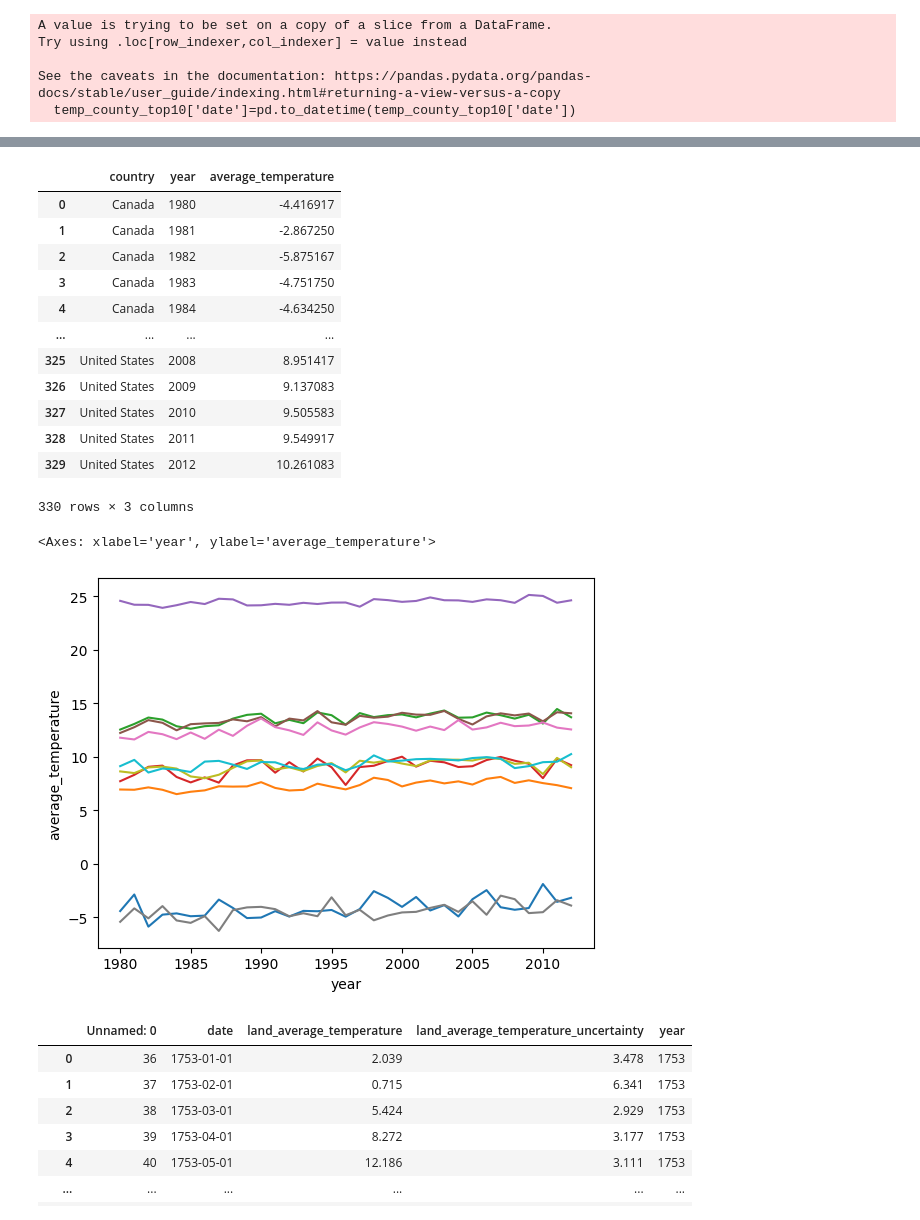
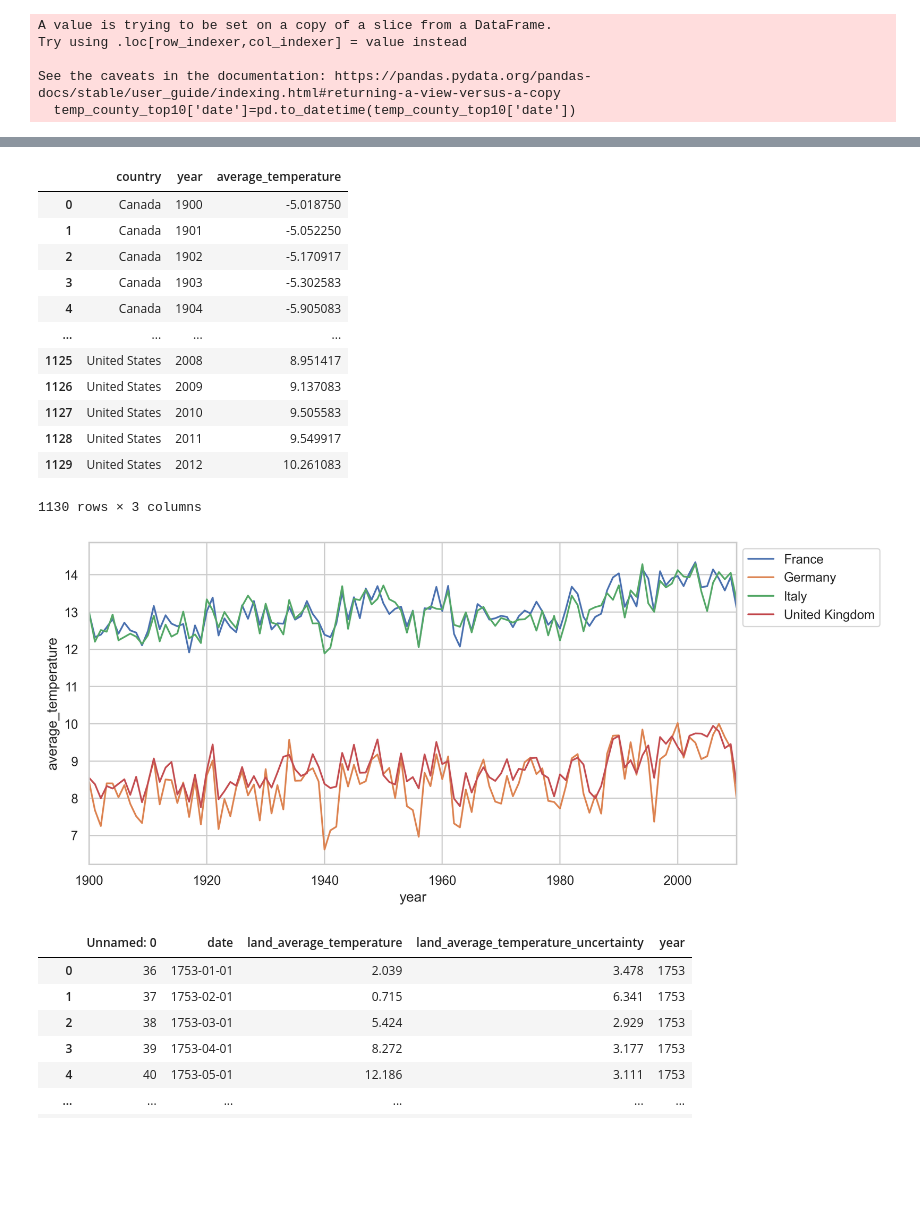
Before and after one commit to PatrickSchuetten/Climate_Change_Data_Exploration, a Jupyter notebook: notebooks/Question1.ipynb, the cells around one changed output, grey strips where cells are left out. Drawn from its saved outputs; the diff is of its cells as text; code cells hidden in the pictures; blank space fills up the shorter version.

```diff
--- a/notebooks/Question1.ipynb
+++ b/notebooks/Question1.ipynb
@@ -6,7 +6,8 @@ import seaborn as sns
 import matplotlib.pyplot as plt
 # %%
 temp_global = pd.read_csv('../data/cleaned/global_temperatures_cleaned.csv')
-temp_county = pd.read_csv('../data/cleaned/global_temperatures_by_country_1980_2012_cleaned.csv')
+temp_county = pd.read_csv('../data/cleaned/global_temperatures_by_country_1900_2012_cleaned.csv')
+co2_global = pd.read_csv('../data/cleaned/co2_emissions_kt_by_country_clean.csv')
 # %%
 temp_global
 # %% [output]
@@ -86,26 +87,27 @@ temp_county_top10_pivot = pd.pivot_table(temp_county_top10, index=['country','ye
 temp_county_top10_pivot
 # %% [output]
 |  | country | year | average_temperature |
-| 0 | Canada | 1980 | -4.416917 |
-| 1 | Canada | 1981 | -2.867250 |
-| 2 | Canada | 1982 | -5.875167 |
-| 3 | Canada | 1983 | -4.751750 |
-| 4 | Canada | 1984 | -4.634250 |
+| 0 | Canada | 1900 | -5.018750 |
+| 1 | Canada | 1901 | -5.052250 |
+| 2 | Canada | 1902 | -5.170917 |
+| 3 | Canada | 1903 | -5.302583 |
+| 4 | Canada | 1904 | -5.905083 |
 | ... | ... | ... | ... |
-| 325 | United States | 2008 | 8.951417 |
-| 326 | United States | 2009 | 9.137083 |
-| 327 | United States | 2010 | 9.505583 |
-| 328 | United States | 2011 | 9.549917 |
-| 329 | United States | 2012 | 10.261083 |
+| 1125 | United States | 2008 | 8.951417 |
+| 1126 | United States | 2009 | 9.137083 |
+| 1127 | United States | 2010 | 9.505583 |
+| 1128 | United States | 2011 | 9.549917 |
+| 1129 | United States | 2012 | 10.261083 |
-330 rows × 3 columns
+1130 rows × 3 columns
 # %%
-sns.lineplot(temp_county_top10_pivot, y='average_temperature', x='year', hue='country', legend=False)
-#plt.xlim(1980, 2010)
+fig,ax = plt.subplots(figsize=(10,5), dpi=300)
+sns.lineplot(temp_county_top10_pivot[temp_county_top10_pivot['country'].isin(['Germany','France','United Kingdom','Italy'])], y='average_temperature', x='year', hue='country', legend=True)
+plt.xlim(1900, 2010)
 #plt.ylim(4, 12)
-#ax.legend(loc='upper right')
+plt.legend(loc='upper left', bbox_to_anchor=(1, 1))
+plt.savefig('../resources/pictures/test.png', format='png')
 # %% [output]
-<Axes: xlabel='year', ylabel='average_temperature'>
-[figure, old version]
+[figure, new version]
 # %%
 temp_global['date']=pd.to_datetime(temp_global['date'])
 # %%
```
Also changed, not shown: parts of 7 cells of this notebook, 2 other files.
